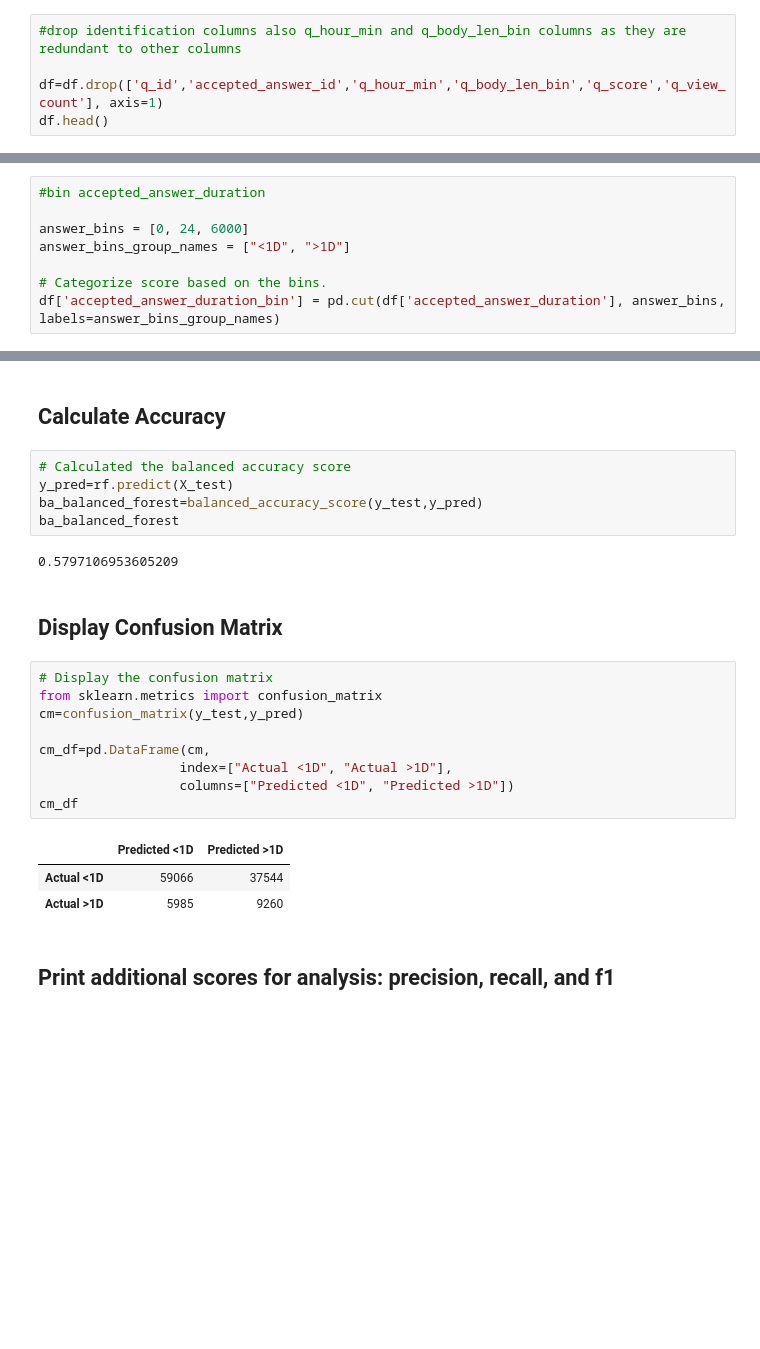
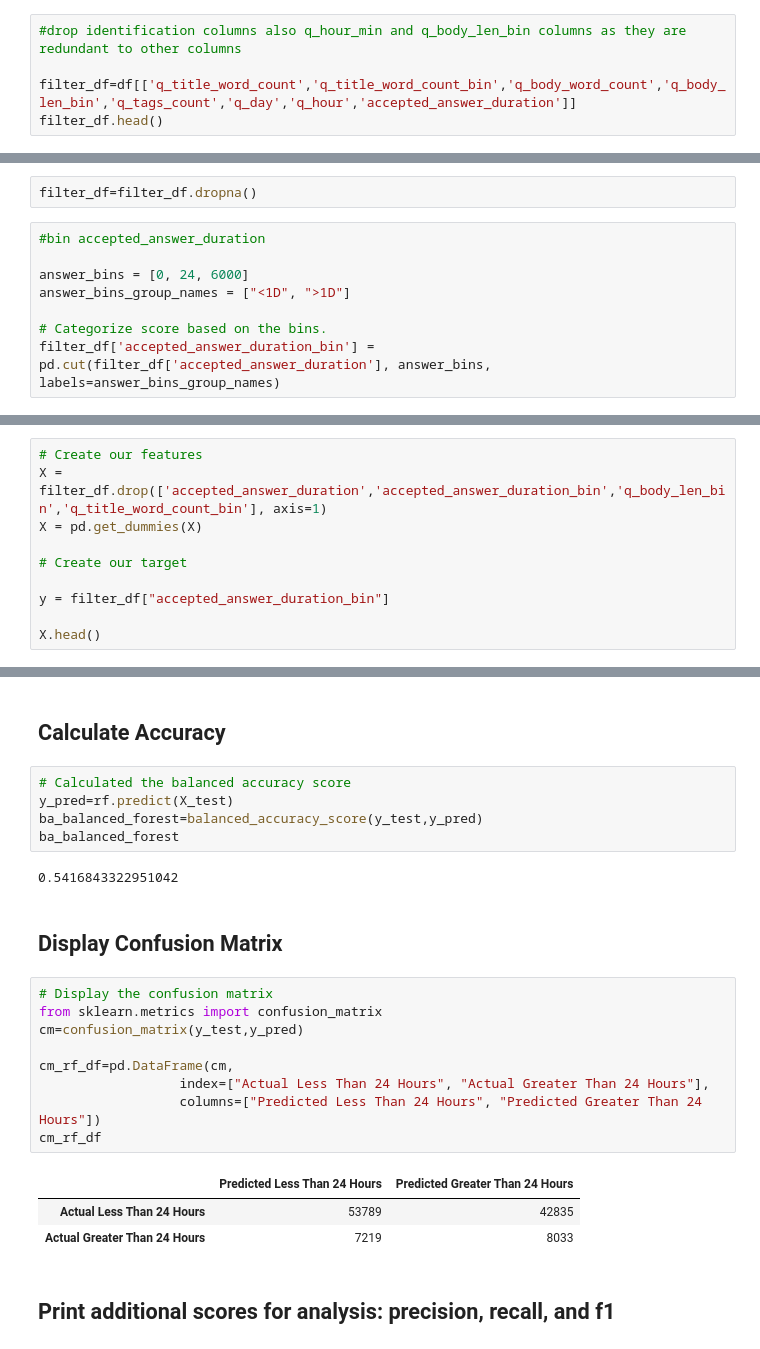
Before and after one commit to smanowar/final-project, a Jupyter notebook: Code/ML_RandomForest-EE-LogReg.ipynb, the cells around one changed output, grey strips where cells are left out. Saved outputs shown, nothing was run; the diff lists cells and outputs as text; blank space fills up the shorter version.

```diff
--- a/Code/ML_RandomForest-EE-LogReg.ipynb
+++ b/Code/ML_RandomForest-EE-LogReg.ipynb
@@ -46,6 +46,6 @@ df.head()
 # %%
 #drop identification columns also q_hour_min and q_body_len_bin columns as they are redundant to other columns
 
-df=df.drop(['q_id','accepted_answer_id','q_hour_min','q_body_len_bin','q_score','q_view_count'], axis=1)
-df.head()
+filter_df=df[['q_title_word_count','q_title_word_count_bin','q_body_word_count','q_body_len_bin','q_tags_count','q_day','q_hour','accepted_answer_duration']]
+filter_df.head()
 # %% [output]
@@ -60,3 +58,5 @@ df=df.dropna()
+# %%
+filter_df=filter_df.dropna()
 # %%
 #bin accepted_answer_duration
 
@@ -64,5 +64,5 @@ answer_bins = [0, 24, 6000]
 answer_bins_group_names = ["<1D", ">1D"]
 
 # Categorize score based on the bins.
-df['accepted_answer_duration_bin'] = pd.cut(df['accepted_answer_duration'], answer_bins, labels=answer_bins_group_names)
+filter_df['accepted_answer_duration_bin'] = pd.cut(filter_df['accepted_answer_duration'], answer_bins, labels=answer_bins_group_names)
 # %%
@@ -123,0 +317,10 @@ Name: accepted_answer_duration_bin, dtype: int64
+# %%
+# Create our features
+X = filter_df.drop(['accepted_answer_duration','accepted_answer_duration_bin','q_body_len_bin','q_title_word_count_bin'], axis=1)
+X = pd.get_dummies(X)
+
+# Create our target
+
+y = filter_df["accepted_answer_duration_bin"]
+
+X.head()
@@ -141,22 +351,22 @@ y_pred=rf.predict(X_test)
 ba_balanced_forest=balanced_accuracy_score(y_test,y_pred)
 ba_balanced_forest
 # %% [output]
-0.5797106953605209
+0.5416843322951042
 # %% [markdown]
 ## Display Confusion Matrix
 # %%
 # Display the confusion matrix
 from sklearn.metrics import confusion_matrix
 cm=confusion_matrix(y_test,y_pred)
 
-cm_df=pd.DataFrame(cm,
-                  index=["Actual <1D", "Actual >1D"],
-                  columns=["Predicted <1D", "Predicted >1D"])
-cm_df
+cm_rf_df=pd.DataFrame(cm,
+                  index=["Actual Less Than 24 Hours", "Actual Greater Than 24 Hours"],
+                  columns=["Predicted Less Than 24 Hours", "Predicted Greater Than 24 Hours"])
+cm_rf_df
 # %% [output]
-|  | Predicted <1D | Predicted >1D |
-| Actual <1D | 59066 | 37544 |
-| Actual >1D | 5985 | 9260 |
+|  | Predicted Less Than 24 Hours | Predicted Greater Than 24 Hours |
+| Actual Less Than 24 Hours | 53789 | 42835 |
+| Actual Greater Than 24 Hours | 7219 | 8033 |
 # %% [markdown]
 ## Print additional scores for analysis: precision, recall, and f1
 # %%
```
Also changed, not shown: parts of 78 cells of this notebook, 2 other files.
